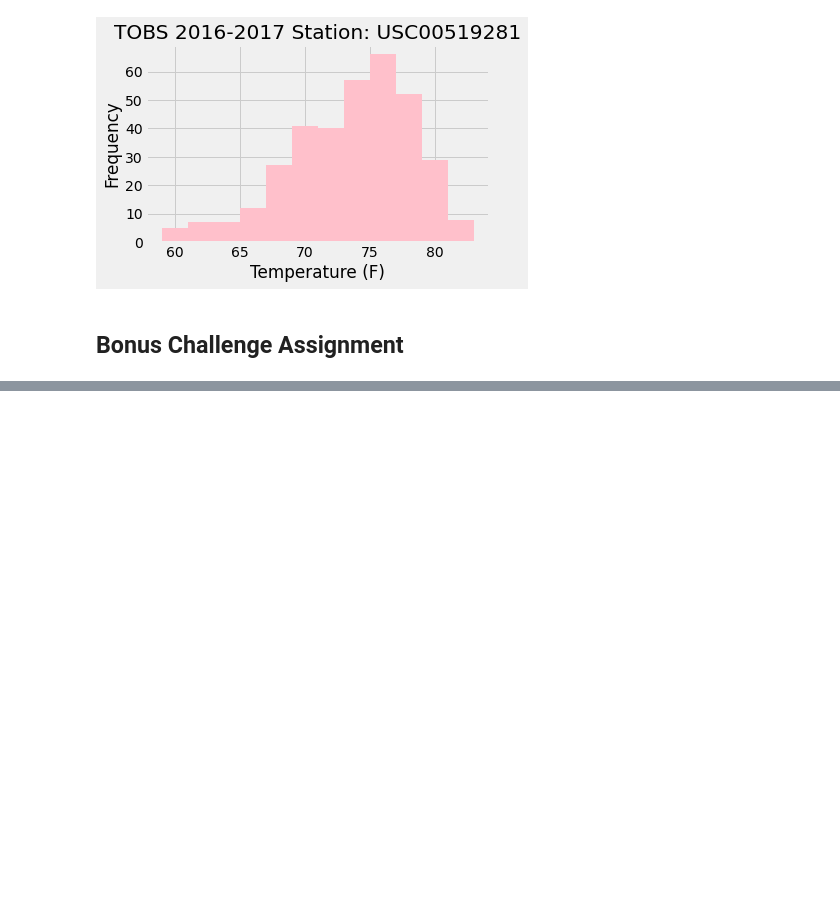
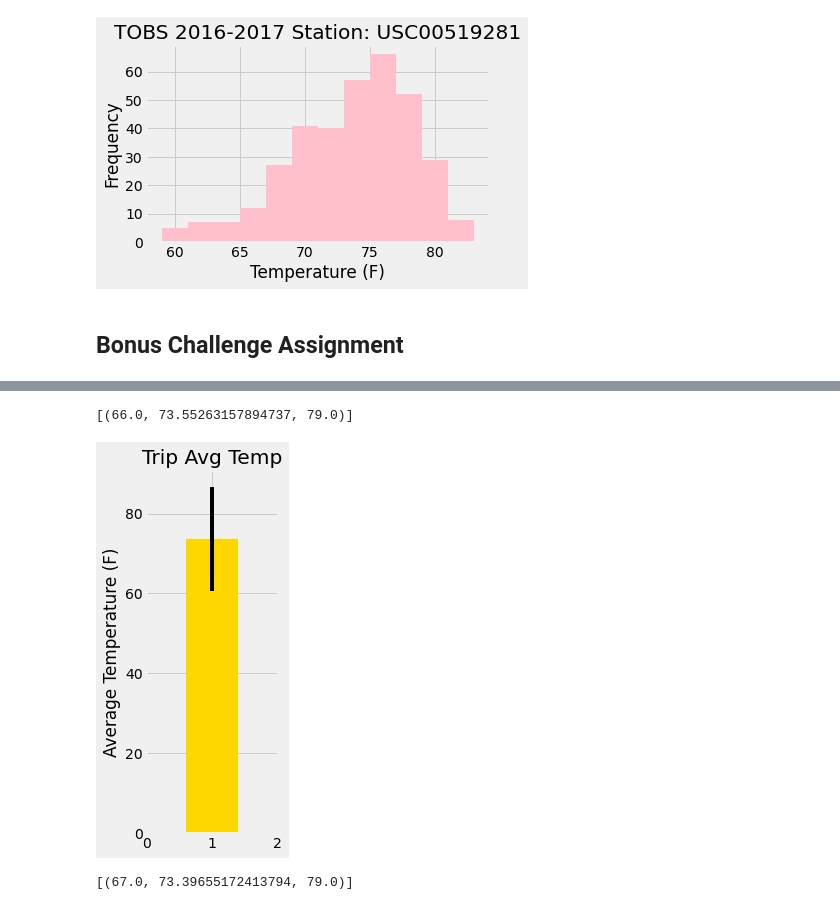
Before and after one commit to celeste1030/sqlalchemy-challenge, a Jupyter notebook: climate_starter.ipynb, the cells around one changed output, grey strips where cells are left out. Saved outputs shown, nothing was run; the diff lists cells and outputs as text; code cells hidden in the pictures; blank space fills up the shorter version.

```diff
--- a/climate_starter.ipynb
+++ b/climate_starter.ipynb
@@ -268,11 +270,30 @@ print(calc_temps('2012-02-28', '2012-03-05'))
 # %%
 # Use your previous function `calc_temps` to calculate the tmin, tavg, and tmax
 # for your trip using the previous year's data for those same dates.
+results = calc_temps('2015-05-05', '2015-05-15')
+print(results)
+# %% [output]
+[(66.0, 73.55263157894737, 79.0)]
 # %%
 # Plot the results from your previous query as a bar chart.
 # Use "Trip Avg Temp" as your Title
 # Use the average temperature for the y value
 # Use the peak-to-peak (tmax-tmin) value as the y error bar (yerr)
+
+
+y = 73.55263157894737
+yerr = 79.0-66.0
+
+plt.figure(figsize=(3,6))
+
+plt.bar(1, y, yerr= yerr, color="gold")
+plt.title("Trip Avg Temp")
+plt.ylabel("Average Temperature (F)")
+plt.xlim((0, 2))
+plt.tight_layout()
+plt.savefig("Images/trip_temp.png")
+# %% [output]
+[figure, added]
 # %%
 # Calculate the total amount of rainfall per weather station for your trip dates using the previous year's matching dates.
 # Sort this in descending order by precipitation amount and list the station, name, latitude, longitude, and elevation
@@ -294,7 +315,9 @@ def daily_normals(date):
     sel = [func.min(Measurement.tobs), func.avg(Measurement.tobs), func.max(Measurement.tobs)]
     return session.query(*sel).filter(func.strftime("%m-%d", Measurement.date) == date).all()
 
-daily_normals("01-01")
+daily_normals("05-05")
+# %% [output]
+[(67.0, 73.39655172413794, 79.0)]
 # %%
 # calculate the daily normals for your trip
 # push each tuple of calculations into a list called `normals`
```
Also changed, not shown: parts of 1 cell of this notebook, 2 other files.
